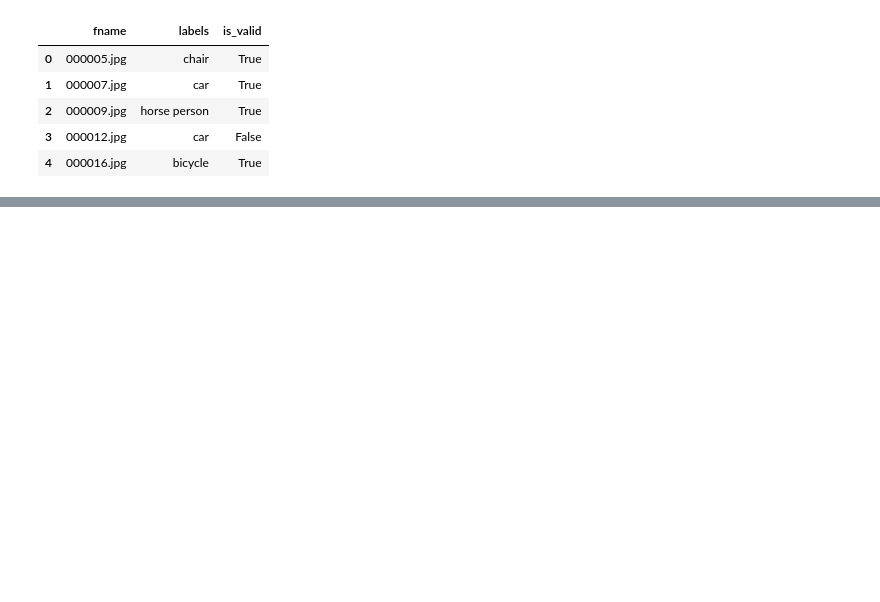
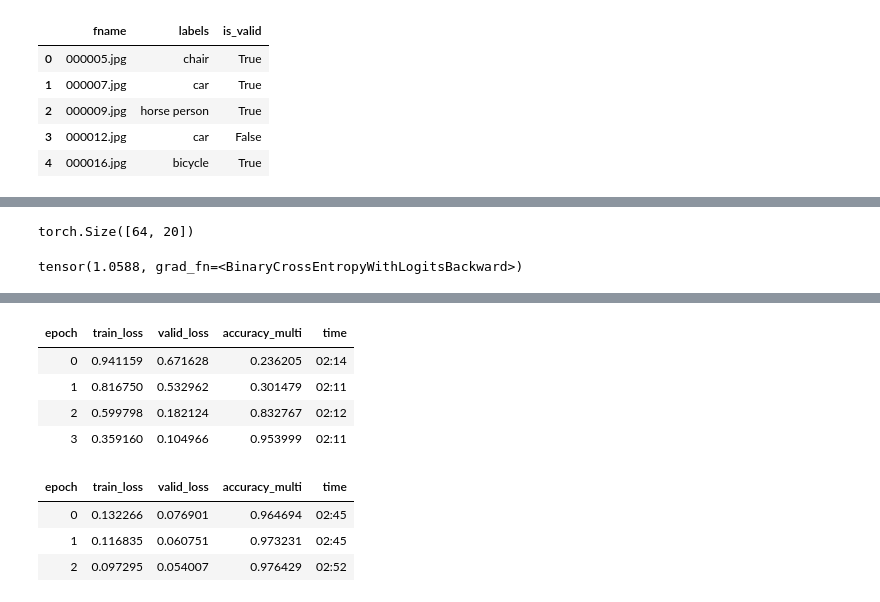
Before and after one commit to kumarUjjawal/deep-learning-with-fastai, a Jupyter notebook: multi_label_classifiaction_fastai.ipynb, the cells around one changed output, grey strips where cells are left out. Drawn from its saved outputs; the diff is of its cells as text; code cells hidden in the pictures; blank space fills up the shorter version.

```diff
--- a/multi_label_classifiaction_fastai.ipynb
+++ b/multi_label_classifiaction_fastai.ipynb
@@ -42,0 +97,12 @@ dsets.train[0]
+# %%
+x,y = dls.train.one_batch()
+activs = learn.model(x)
+activs.shape
+# %% [output]
+torch.Size([64, 20])
+# %%
+loss_func = nn.BCEWithLogitsLoss()
+loss = loss_func(activs, y)
+loss
+# %% [output]
+tensor(1.0588, grad_fn=<BinaryCrossEntropyWithLogitsBackward>)
@@ -42,0 +114,4 @@ dsets.train[0]
+# %%
+learn = cnn_learner(dls, resnet50, metrics=partial(accuracy_multi, thresh=0.2))
+learn.fine_tune(3, base_lr=3e-3, freeze_epochs=4)
+# %% [output]
@@ -42,0 +119,9 @@ dsets.train[0]
+| epoch | train_loss | valid_loss | accuracy_multi | time |
+| 0 | 0.941159 | 0.671628 | 0.236205 | 02:14 |
+| 1 | 0.816750 | 0.532962 | 0.301479 | 02:11 |
+| 2 | 0.599798 | 0.182124 | 0.832767 | 02:12 |
+| 3 | 0.359160 | 0.104966 | 0.953999 | 02:11 |
+| epoch | train_loss | valid_loss | accuracy_multi | time |
+| 0 | 0.132266 | 0.076901 | 0.964694 | 02:45 |
+| 1 | 0.116835 | 0.060751 | 0.973231 | 02:45 |
+| 2 | 0.097295 | 0.054007 | 0.976429 | 02:52 |
```
Also changed, not shown: parts of 23 cells of this notebook, 3 other files.
